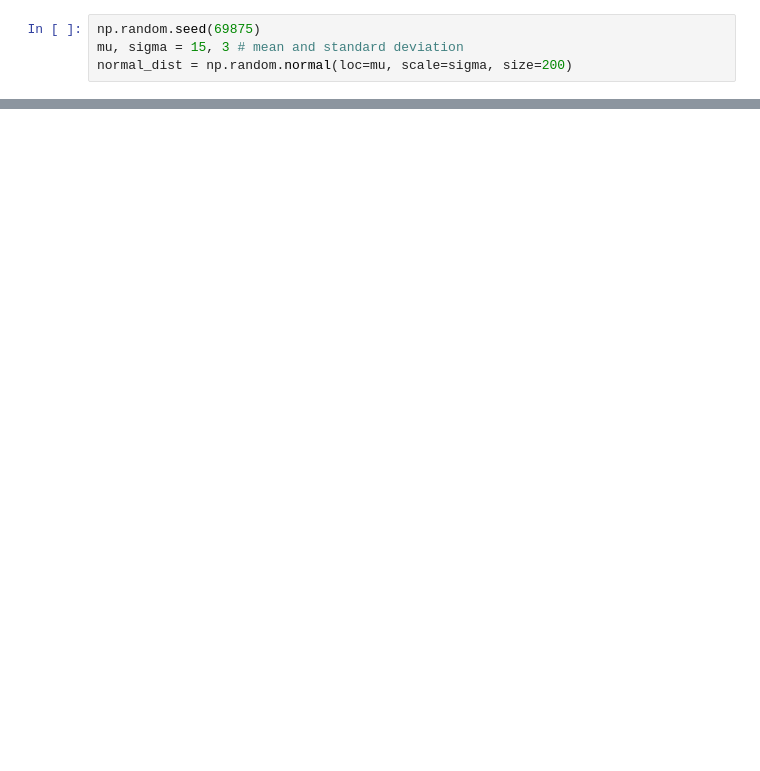
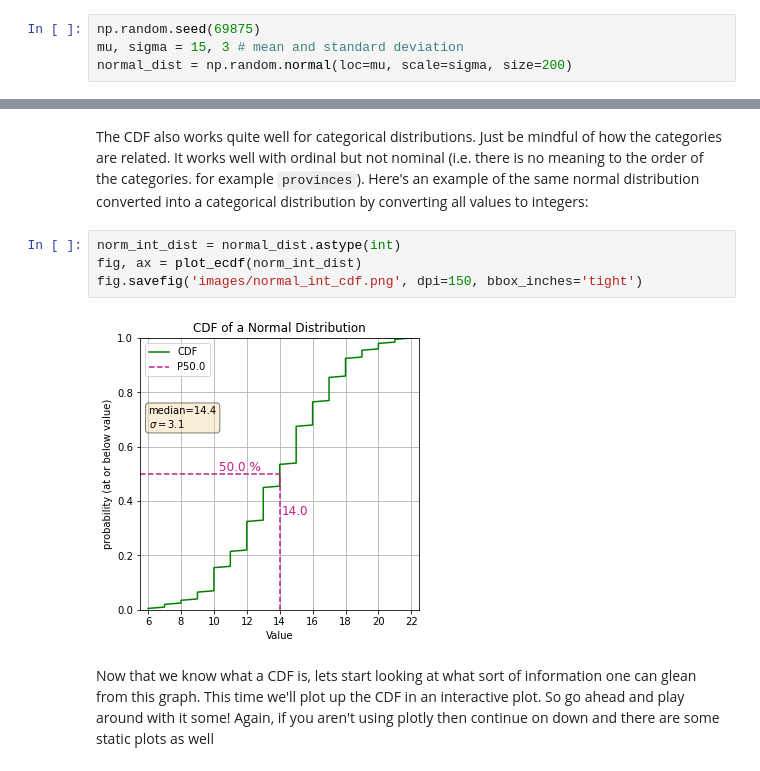
Before and after one commit to tyleracorn/lessons, a Jupyter notebook: Ex_histograms_and_CDFs.ipynb, the cells around one changed output, grey strips where cells are left out. Saved outputs shown, nothing was run; the diff lists cells and outputs as text; blank space fills up the shorter version.

```diff
--- a/Ex_histograms_and_CDFs.ipynb
+++ b/Ex_histograms_and_CDFs.ipynb
@@ -176,0 +443,10 @@ fig.savefig('normal_cdf.png', dpi=150, bbox_inches='tight')
+# %% [markdown]
+The CDF also works quite well for categorical distributions. Just be mindful of how the categories are related. It works well with ordinal but not nominal (i.e. there is no meaning to the order of the categories. for example `provinces`). Here's an example of the same normal distribution converted into a categorical distribution by converting all values to integers:
+# %%
+norm_int_dist = normal_dist.astype(int)
+fig, ax = plot_ecdf(norm_int_dist)
+fig.savefig('images/normal_int_cdf.png', dpi=150, bbox_inches='tight')
+# %% [output]
+[figure, added]
+# %% [markdown]
+Now that we know what a CDF is, lets start looking at what sort of information one can glean from this graph. This time we'll plot up the CDF in an interactive plot. So go ahead and play around with it some! Again, if you aren't using plotly then continue on down and there are some static plots as well
```
Also changed, not shown: parts of 33 cells of this notebook.
